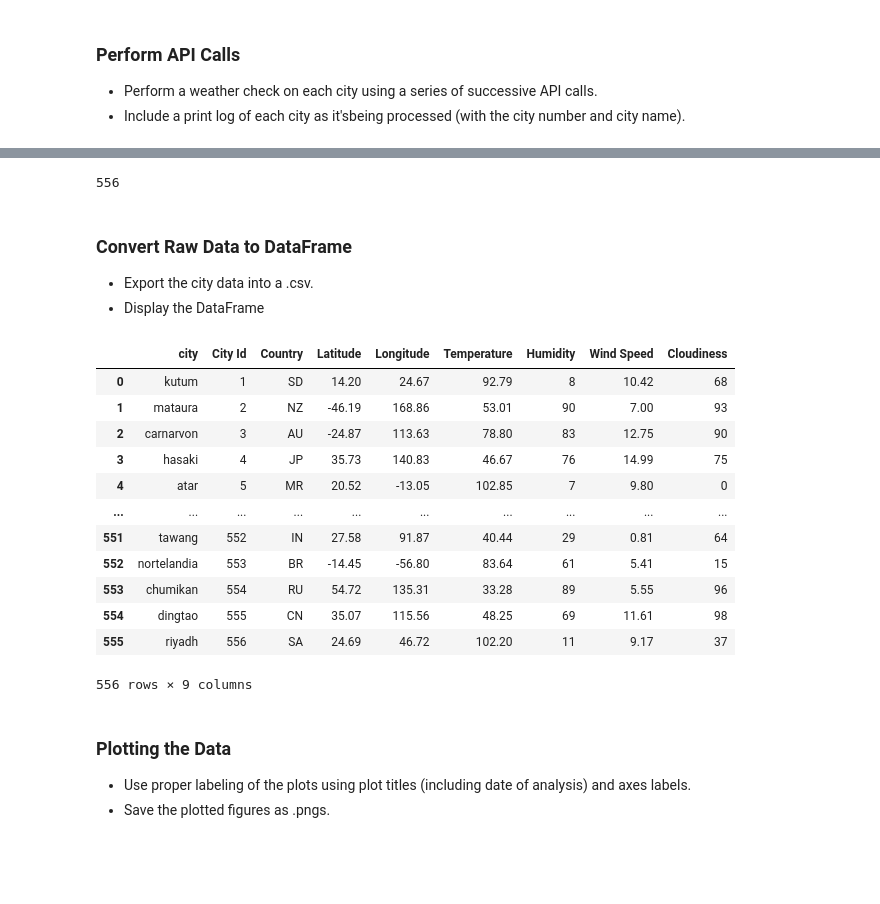
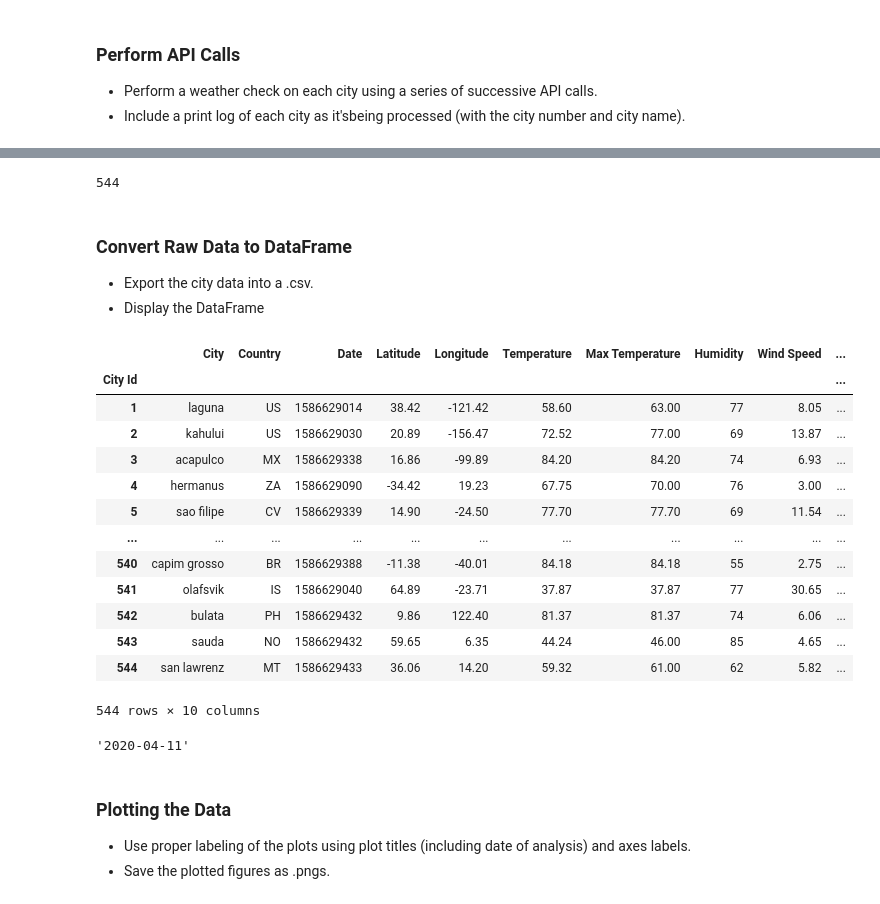
Before and after one commit to ashisharchna/python-api-challenge, a Jupyter notebook: WeatherPy/WeatherPy.ipynb, the cells around one changed output, grey strips where cells are left out. Cells and saved outputs as stored; diff of their text form; code cells hidden in the pictures; blank space fills up the shorter version.

```diff
--- a/WeatherPy/WeatherPy.ipynb
+++ b/WeatherPy/WeatherPy.ipynb
@@ -55,5 +53,0 @@ print(cities[0])
-# %%
-import json
-url = "https://api.openweathermap.org/data/2.5/weather?q=London,uk&appid="+weather_api_key
-response=requests.get(url).json()
-print(json.dumps(response, indent = 4))
@@ -83,23 +59,24 @@ print(json.dumps(response, indent = 4))
 list_weather=[]
 i = 1
 for city in cities:
-    url = "https://api.openweathermap.org/data/2.5/weather?units=imperial&q=" + city + "&appid=" + weather_api_key
+    url = "https://api.openweathermap.org/data/2.5/weather?units=imperial&q=" + city + "&appid=" + api_key
     try:
         response = requests.get(url).json()
         latitude = response['coord']['lat']
         longitude= response['coord']['lon']
         temperature =response['main']['temp']
+        max_temperature=response['main']['temp_max']
         humidity = response['main']['humidity']
         wind_speed= response['wind']['speed']
         cloudiness= response['clouds']['all']
         country =response['sys']['country']
-        list_weather.append({"city":city,"City Id":i, "Country":country,"Latitude":latitude, "Longitude":longitude,
-                             "Temperature":temperature, "Humidity":humidity,
-                         "Wind Speed":wind_speed,
-                       "Cloudiness":cloudiness})
+        date=response['dt']
+        list_weather.append({"City":city,"City Id":i, "Country":country,"Date":date,"Latitude":latitude, "Longitude":longitude,
+                             "Temperature":temperature,"Max Temperature": max_temperature,
+                             "Humidity":humidity,"Wind Speed":wind_speed, "Cloudiness":cloudiness})
         i+= 1
+    except requests.exceptions.RequestException as e:
+        print(e)
     except:
-        print("Value not found for city " +city)
-
-list_weather
+        print("Correct values not found for" + city)
 # %% [output]
@@ -140,7 +100,7 @@ Value not found for city lolua
 # %%
 len(list_weather)
 # %% [output]
-556
+544
 # %% [markdown]
 ### Convert Raw Data to DataFrame
 * Export the city data into a .csv.
@@ -148,19 +108,21 @@ len(list_weather)
 # %%
 #city_data.to_csv("CityData.csv")
 city_data=pd.DataFrame(list_weather)
+city_data.set_index(['City Id'], inplace = True)
 city_data
 # %% [output]
-|  | city | City Id | Country | Latitude | Longitude | Temperature | Humidity | Wind Speed | Cloudiness |
-| 0 | kutum | 1 | SD | 14.20 | 24.67 | 92.79 | 8 | 10.42 | 68 |
-| 1 | mataura | 2 | NZ | -46.19 | 168.86 | 53.01 | 90 | 7.00 | 93 |
-| 2 | carnarvon | 3 | AU | -24.87 | 113.63 | 78.80 | 83 | 12.75 | 90 |
-| 3 | hasaki | 4 | JP | 35.73 | 140.83 | 46.67 | 76 | 14.99 | 75 |
-| 4 | atar | 5 | MR | 20.52 | -13.05 | 102.85 | 7 | 9.80 | 0 |
-| ... | ... | ... | ... | ... | ... | ... | ... | ... | ... |
-| 551 | tawang | 552 | IN | 27.58 | 91.87 | 40.44 | 29 | 0.81 | 64 |
-| 552 | nortelandia | 553 | BR | -14.45 | -56.80 | 83.64 | 61 | 5.41 | 15 |
-| 553 | chumikan | 554 | RU | 54.72 | 135.31 | 33.28 | 89 | 5.55 | 96 |
-| 554 | dingtao | 555 | CN | 35.07 | 115.56 | 48.25 | 69 | 11.61 | 98 |
-| 555 | riyadh | 556 | SA | 24.69 | 46.72 | 102.20 | 11 | 9.17 | 37 |
+|  | City | Country | Date | Latitude | Longitude | Temperature | Max Temperature | Humidity | Wind Speed | ... |
+| City Id |  |  |  |  |  |  |  |  |  | ... |
+| 1 | laguna | US | 1586629014 | 38.42 | -121.42 | 58.60 | 63.00 | 77 | 8.05 | ... |
+| 2 | kahului | US | 1586629030 | 20.89 | -156.47 | 72.52 | 77.00 | 69 | 13.87 | ... |
+| 3 | acapulco | MX | 1586629338 | 16.86 | -99.89 | 84.20 | 84.20 | 74 | 6.93 | ... |
+| 4 | hermanus | ZA | 1586629090 | -34.42 | 19.23 | 67.75 | 70.00 | 76 | 3.00 | ... |
+| 5 | sao filipe | CV | 1586629339 | 14.90 | -24.50 | 77.70 | 77.70 | 69 | 11.54 | ... |
+| ... | ... | ... | ... | ... | ... | ... | ... | ... | ... | ... |
+| 540 | capim grosso | BR | 1586629388 | -11.38 | -40.01 | 84.18 | 84.18 | 55 | 2.75 | ... |
+| 541 | olafsvik | IS | 1586629040 | 64.89 | -23.71 | 37.87 | 37.87 | 77 | 30.65 | ... |
+| 542 | bulata | PH | 1586629432 | 9.86 | 122.40 | 81.37 | 81.37 | 74 | 6.06 | ... |
+| 543 | sauda | NO | 1586629432 | 59.65 | 6.35 | 44.24 | 46.00 | 85 | 4.65 | ... |
+| 544 | san lawrenz | MT | 1586629433 | 36.06 | 14.20 | 59.32 | 61.00 | 62 | 5.82 | ... |
-556 rows × 9 columns
+544 rows × 10 columns
 # %%
@@ -168,3 +130,12 @@ city_data.to_csv("CityData.csv")
+# %%
+# # Get a unix timestamp from the dataframe (max value) and convert it into a date
+td_unix_date = city_data['Date'].max()
+today_date = datetime.datetime.fromtimestamp(
+        int(td_unix_date)
+    ).strftime('%Y-%m-%d')
+today_date
+# %% [output]
+'2020-04-11'
 # %% [markdown]
 ### Plotting the Data
 * Use proper labeling of the plots using plot titles (including date of analysis) and axes labels.
```
Also changed, not shown: parts of 31 cells of this notebook, 19 other files.
